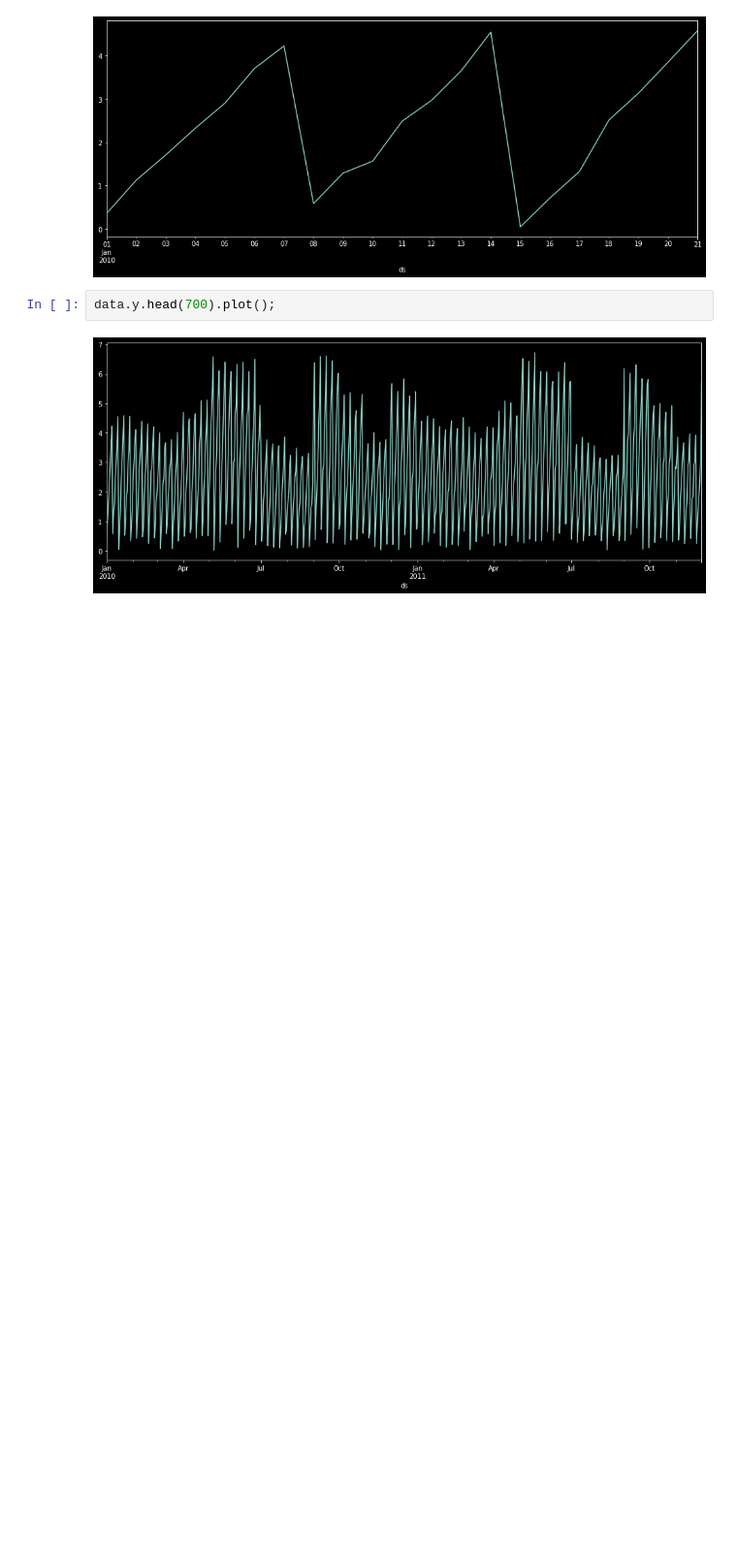
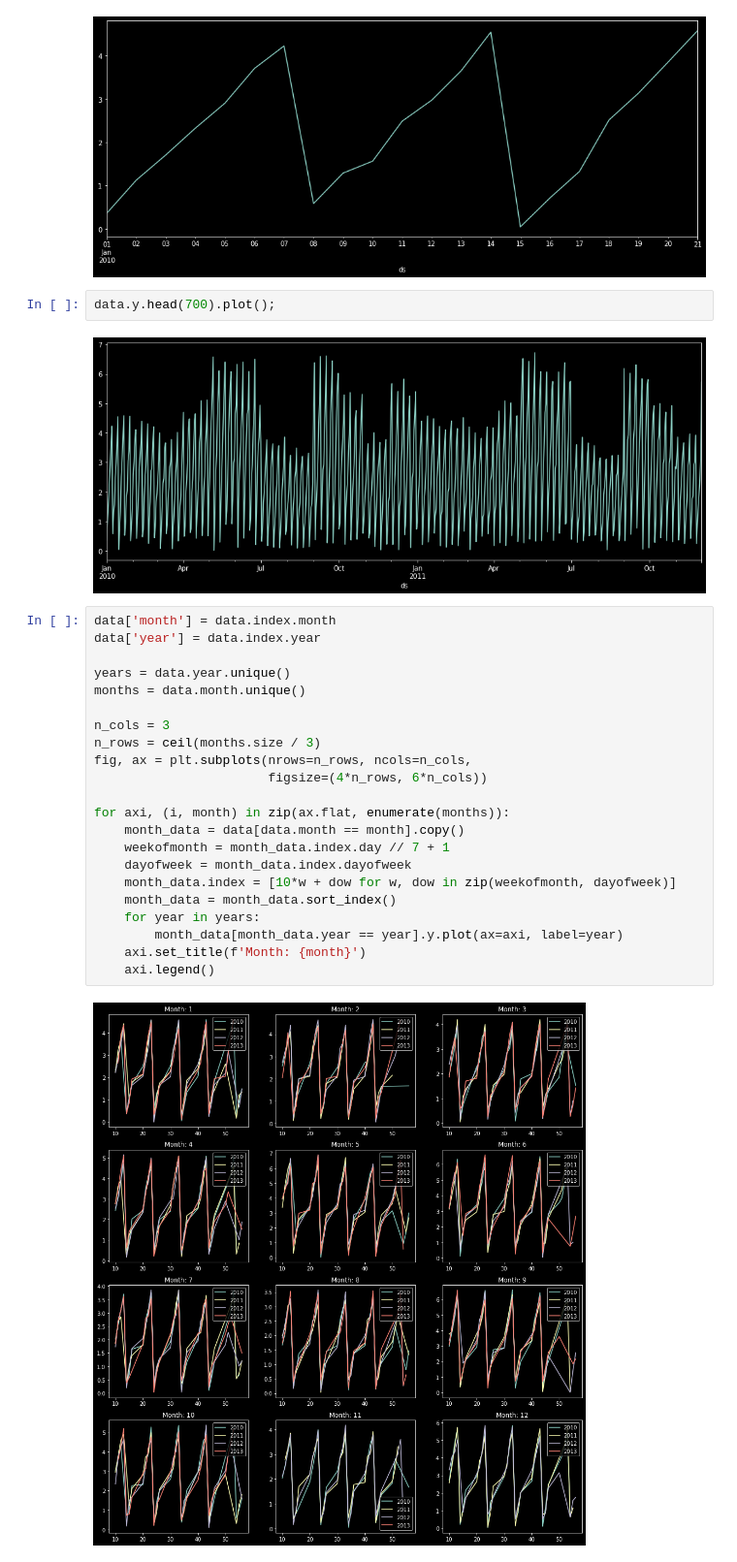
Before and after one commit to jose-moralez/actions-ml, a Jupyter notebook: eda.ipynb, the cells around one changed output. Shown at 97% size. Cells and saved outputs as stored; diff of their text form; blank space fills up the shorter version.

```diff
--- a/eda.ipynb
+++ b/eda.ipynb
@@ -41,6 +41,30 @@ data.y.head(21).plot();
 data.y.head(700).plot();
 # %% [output]
 [figure]
+# %%
+data['month'] = data.index.month
+data['year'] = data.index.year
+
+years = data.year.unique()
+months = data.month.unique()
+
+n_cols = 3
+n_rows = ceil(months.size / 3)
+fig, ax = plt.subplots(nrows=n_rows, ncols=n_cols,
+                       figsize=(4*n_rows, 6*n_cols))
+
+for axi, (i, month) in zip(ax.flat, enumerate(months)):
+    month_data = data[data.month == month].copy()
+    weekofmonth = month_data.index.day // 7 + 1
+    dayofweek = month_data.index.dayofweek
+    month_data.index = [10*w + dow for w, dow in zip(weekofmonth, dayofweek)]
+    month_data = month_data.sort_index()
+    for year in years:
+        month_data[month_data.year == year].y.plot(ax=axi, label=year)
+    axi.set_title(f'Month: {month}')
+    axi.legend()
+# %% [output]
+[figure, added]
 # %%
 test_horizon = 28*6
 evaluate(test_horizon)
```
Also changed, not shown: parts of 1 cell of this notebook, 1 other file.
